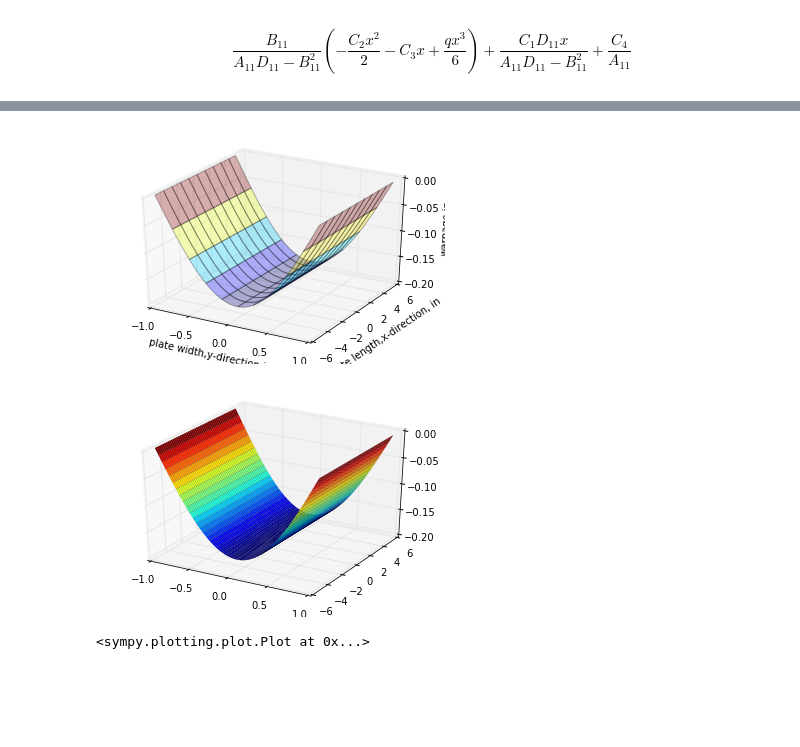
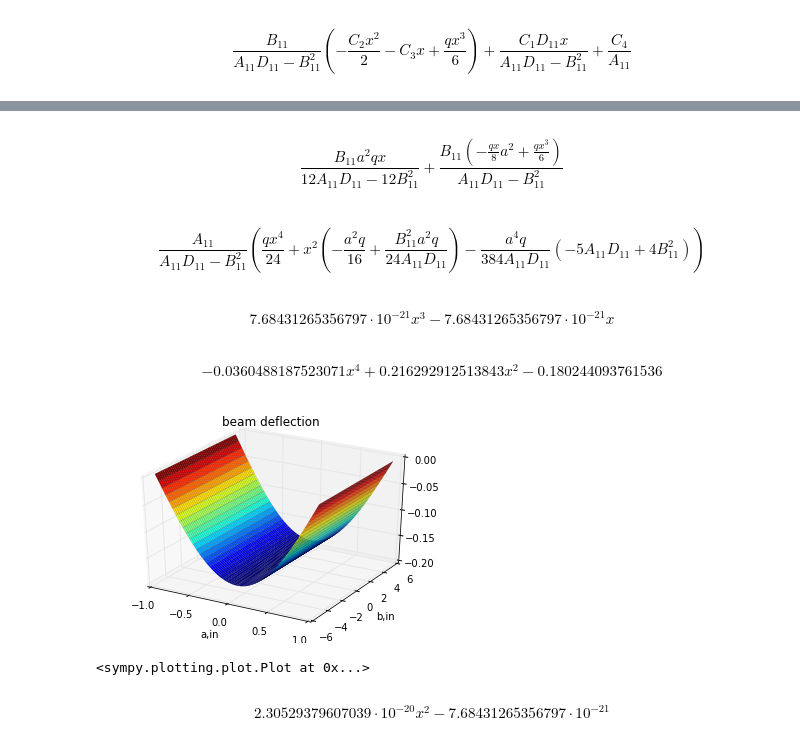
Before and after one commit to nagordon/mechpy, a Jupyter notebook: plates.ipynb, the cells around one changed output, grey strips where cells are left out. Drawn from its saved outputs; the diff is of its cells as text; code cells hidden in the pictures; blank space fills up the shorter version.

Commit message:
updated plate theory module

```diff
--- a/plates.ipynb
+++ b/plates.ipynb
@@ -65,4 +64,4 @@ bc2 = Mx.subs(x,-a/2)
 # %%
-bc12 = solve([bc1, bc2], [C2,C3])
-bc12
+C = solve([bc1,bc2,bc3,bc4,bc5,bc6],[C1,C2,C3,C4,C5,C6])
+C
 # %% [output]
@@ -147,31 +82,45 @@ D = ABD[3:6,3:6]
 A11_ = A[0,0]
 B11_ = B[0,0]
 D11_ = D[0,0]
+# %%
+C1_ = C[C1].subs({a:a_,b:b_,q:q_,A11:A11_, B11:B11_, D11:D11_})
+C2_ = C[C2].subs({a:a_,b:b_,q:q_,A11:A11_, B11:B11_, D11:D11_})
+C3_ = C[C3].subs({a:a_,b:b_,q:q_,A11:A11_, B11:B11_, D11:D11_})
+C4_ = C[C4].subs({a:a_,b:b_,q:q_,A11:A11_, B11:B11_, D11:D11_})
+C5_ = C[C5].subs({a:a_,b:b_,q:q_,A11:A11_, B11:B11_, D11:D11_})
+C6_ = C[C6].subs({a:a_,b:b_,q:q_,A11:A11_, B11:B11_, D11:D11_})
+# %%
+u0.subs({C1:C[C1] , C2:C[C2], C3:C[C3], C4:C[C4], C5:C[C5], C6:C[C6]})
+# %% [output]
+$$\frac{B_{11} a^{2} q x}{12 A_{11} D_{11} - 12 B_{11}^{2}} + \frac{B_{11} \left(- \frac{q x}{8} a^{2} + \frac{q x^{3}}{6}\right)}{A_{11} D_{11} - B_{11}^{2}}$$
+# %%
+w0sym = w0.subs({C1:C[C1] , C2:C[C2], C3:C[C3], C4:C[C4], C5:C[C5], C6:C[C6]})
+collect(w0sym,x)
+# %% [output]
+$$\frac{A_{11}}{A_{11} D_{11} - B_{11}^{2}} \left(\frac{q x^{4}}{24} + x^{2} \left(- \frac{a^{2} q}{16} + \frac{B_{11}^{2} a^{2} q}{24 A_{11} D_{11}}\right) - \frac{a^{4} q}{384 A_{11} D_{11}} \left(- 5 A_{11} D_{11} + 4 B_{11}^{2}\right)\right)$$
+# %%
+u0f = u0.subs({a:a_,b:b_,q:q_,A11:A11_, B11:B11_, D11:D11_,C1:C1_ , C2:C2_, C3:C3_, C4:C4_, C5:C5_, C6:C6_})
+u0f
+# %% [output]
+$$7.68431265356797 \cdot 10^{-21} x^{3} - 7.68431265356797 \cdot 10^{-21} x$$
+# %%
+w0f = w0.subs({a:a_,b:b_,q:q_,A11:A11_, B11:B11_, D11:D11_,C1:C1_ , C2:C2_, C3:C3_, C4:C4_, C5:C5_, C6:C6_})
+w0f
+# %% [output]
+$$- 0.0360488187523071 x^{4} + 0.216292912513843 x^{2} - 0.180244093761536$$
 # %%
-w0n = sp.lambdify(x, w0f.subs({a:a_, b:b_, q:q_, A11:A11_, B11:B11_, D11:D11_}) , "numpy")
-u0n = sp.lambdify(x, u0f.subs({a:a_, b:b_, q:q_, A11:A11_, B11:B11_, D11:D11_}) , "numpy")
+# Sympy 3d plots
+from sympy.plotting import plot3d
+w0 = w0f.subs({a:a_, b:b_, q:q_, A11:A11_, B11:B11_, D11:D11_})
+u0 = u0f.subs({a:a_, b:b_, q:q_, A11:A11_, B11:B11_, D11:D11_})
+plot3d(w0, (x,-a_/2,a_/2), (y,-b_/2,b_/2), title='beam deflection', xlabel='a,in', ylabel='b,in', zlabel='z,in')
+# %% [output]
+[figure, added]
+<sympy.plotting.plot.Plot at 0x...>
-# %%
-from mpl_toolkits.mplot3d import axes3d
-import matplotlib as mpl
-import matplotlib.pyplot as plt
-### warpage
-res = 100
-Xplt,Yplt = np.meshgrid(np.linspace(-a_/2,a_/2,res), np.linspace(-b_/2,b_/2,res))
-### dispalcement
-fig = plt.figure('plate-warpage')
-ax = fig.gca(projection='3d')
-ax.plot_surface(Xplt, Yplt, w0n(Xplt), cmap=mpl.cm.jet, alpha=0.3)
-ax.set_xlabel('plate width,y-direction,in')
-ax.set_ylabel('plate length,x-direction, in')
-ax.set_zlabel('warpage,in')
-plt.show()
-# %% [output]
-[figure, removed]
-# %%
-# Sympy 3d plots
-from sympy.plotting import plot3d
-w0plot = w0f.subs({a:a_, b:b_, q:q_, A11:A11_, B11:B11_, D11:D11_})
-plot3d(w0plot, (x,-a_/2,a_/2), (y,-b_/2,b_/2))
-# %% [output]
-[figure, removed]
-<sympy.plotting.plot.Plot at 0x...>
+# %%
+# Strain
+kapx = diff(w0,x,2)
+epsx = diff(u0,x)
+epsx
+# %% [output]
+$$2.30529379607039 \cdot 10^{-20} x^{2} - 7.68431265356797 \cdot 10^{-21}$$
```
Also changed, not shown: parts of 24 cells of this notebook, 5 other files.
